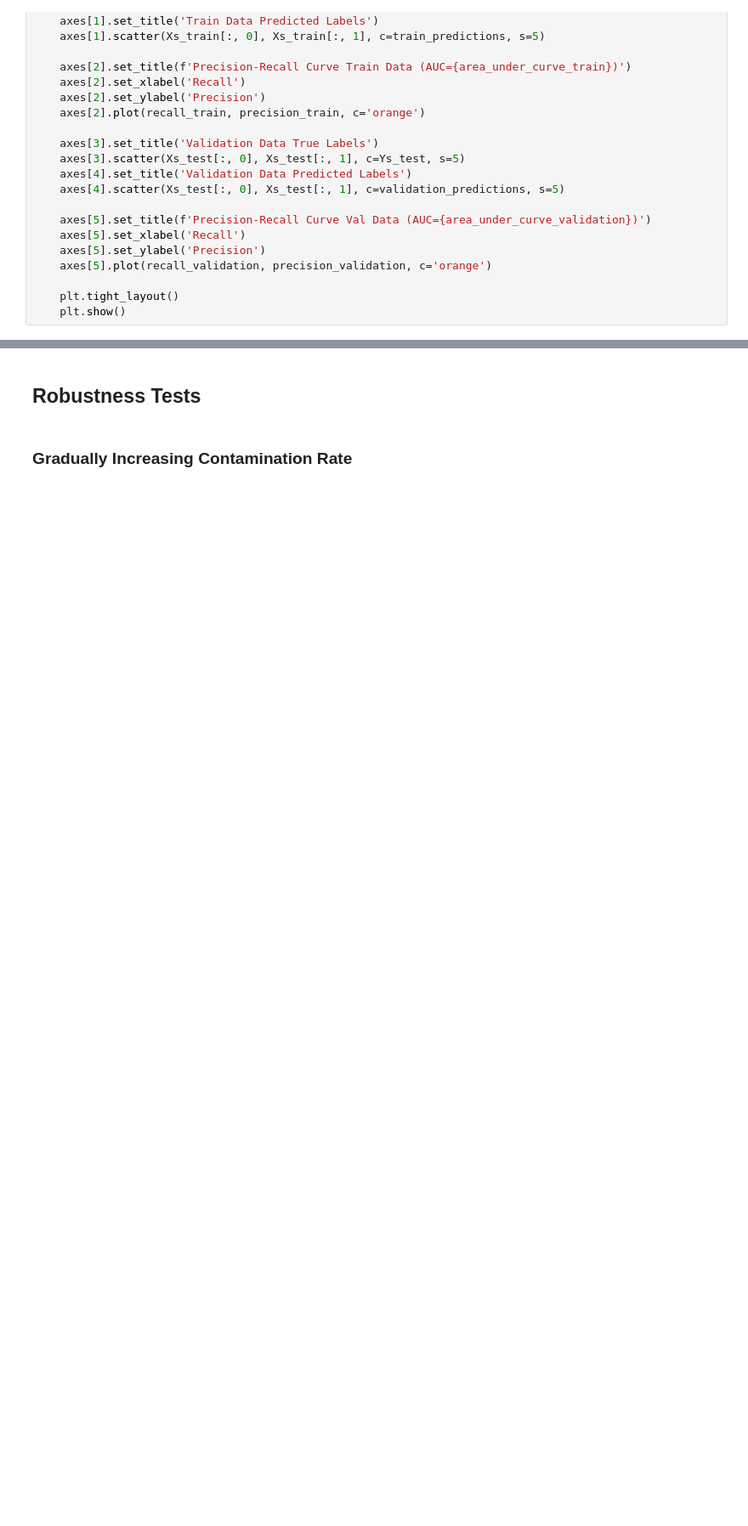
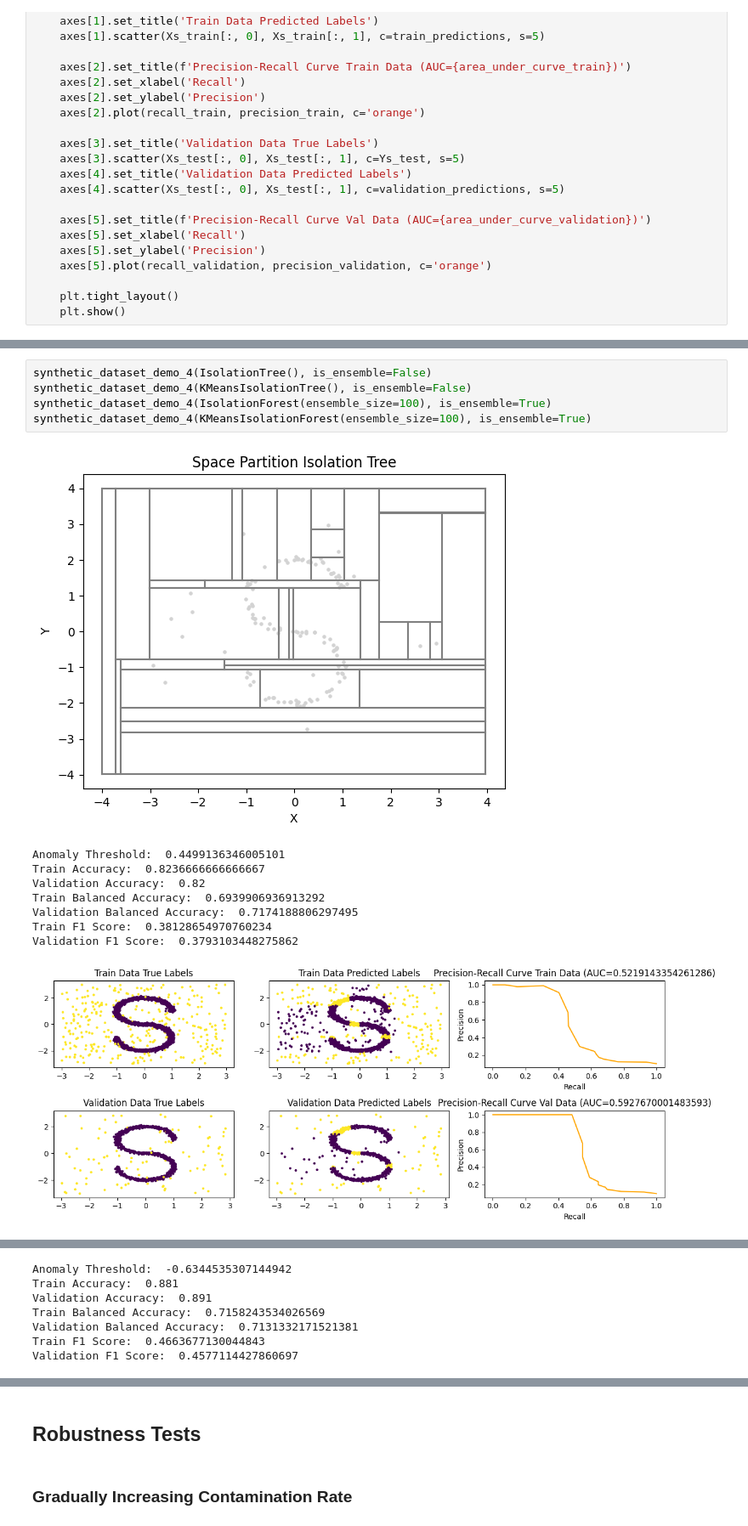
Before and after one commit to Razvan48/Project-Anomaly-Detection-AD, a Jupyter notebook: Presentation-NoteBook.ipynb, the cells around one changed output, grey strips where cells are left out. Shown at 85% size. Drawn from its saved outputs; the diff is of its cells as text; blank space fills up the shorter version.

```diff
--- a/Presentation-NoteBook.ipynb
+++ b/Presentation-NoteBook.ipynb
@@ -1039,0 +1235,15 @@ Validation F1 Score:  0.8913043478260869
+# %%
+synthetic_dataset_demo_4(IsolationTree(), is_ensemble=False)
+synthetic_dataset_demo_4(KMeansIsolationTree(), is_ensemble=False)
+synthetic_dataset_demo_4(IsolationForest(ensemble_size=100), is_ensemble=True)
+synthetic_dataset_demo_4(KMeansIsolationForest(ensemble_size=100), is_ensemble=True)
+# %% [output]
+[figure, added]
+Anomaly Threshold:  0.4499136346005101
+Train Accuracy:  0.8236666666666667
+Validation Accuracy:  0.82
+Train Balanced Accuracy:  0.6939906936913292
+Validation Balanced Accuracy:  0.7174188806297495
+Train F1 Score:  0.38128654970760234
+Validation F1 Score:  0.3793103448275862
+[figure, added]
@@ -1039,0 +1251,7 @@ Validation F1 Score:  0.8913043478260869
+Anomaly Threshold:  -0.6344535307144942
+Train Accuracy:  0.881
+Validation Accuracy:  0.891
+Train Balanced Accuracy:  0.7158243534026569
+Validation Balanced Accuracy:  0.7131332171521381
+Train F1 Score:  0.4663677130044843
+Validation F1 Score:  0.4577114427860697
```
Also changed, not shown: parts of 13 cells of this notebook.
